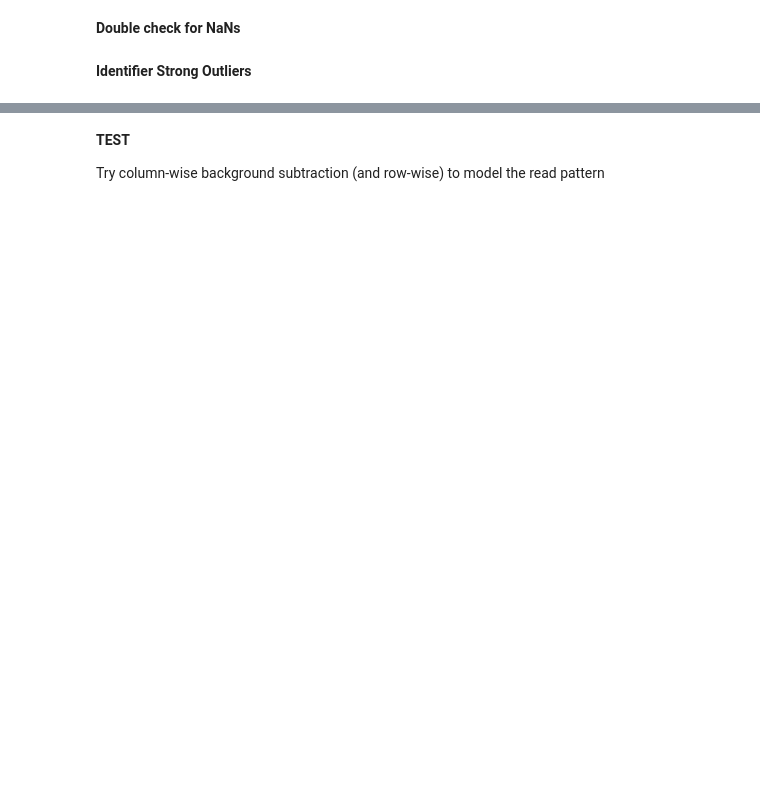
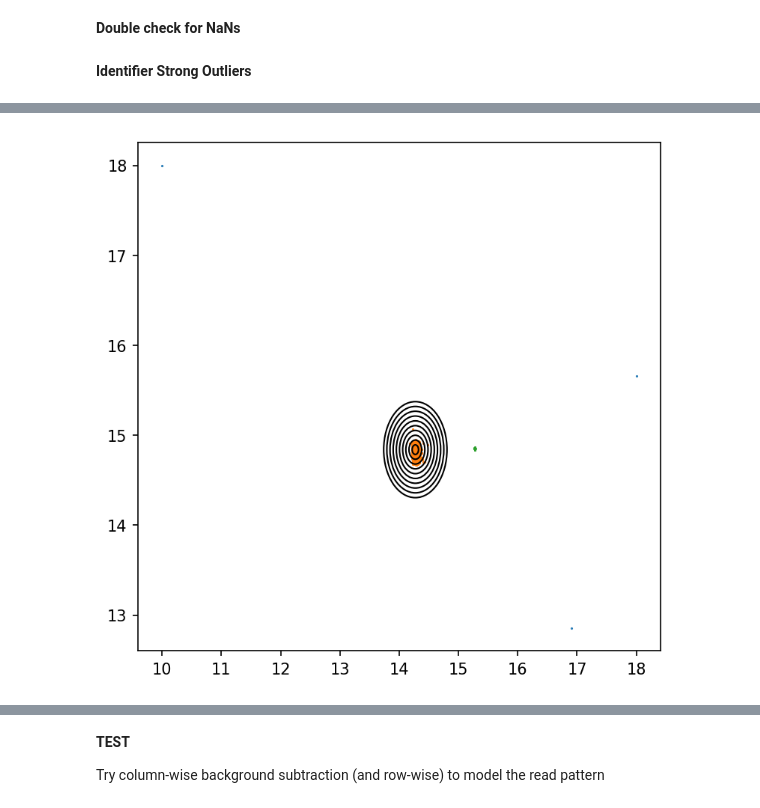
Before and after one commit to exowanderer/wanderer, a Jupyter notebook: Phase Curve Exoplanet TSO - Photometric Extraction Pipeline.ipynb, the cells around one changed output, grey strips where cells are left out. Saved outputs shown, nothing was run; the diff lists cells and outputs as text; code cells hidden in the pictures; blank space fills up the shorter version.

```diff
--- a/Phase Curve Exoplanet TSO - Photometric Extraction Pipeline.ipynb
+++ b/Phase Curve Exoplanet TSO - Photometric Extraction Pipeline.ipynb
@@ -263,19 +281,22 @@ dbs_options
 # %%
 fig = figure(figsize=(6,6))
 ax  = fig.add_subplot(111)
 
 medGaussCenters   = median(example_wanderer_median.centering_GaussianFit,axis=0)
 sclGaussCenters   = scale.mad(example_wanderer_median.centering_GaussianFit)
 sclGaussCenterAvg = np.sqrt(((sclGaussCenters**2.).sum()))
 
 yctrs = example_wanderer_median.centering_GaussianFit.T[y]
 xctrs = example_wanderer_median.centering_GaussianFit.T[x]
 
 nSigmas         = 5
 for nSig in linspace(1,10,10):
     CircularAperture(medGaussCenters[::-1],nSig*sclGaussCenterAvg).plot(ax=ax)
-    for dbsOpt in dbs_options:
-        ax.plot(xctrs[dbsPred==dbsOpt], yctrs[dbsPred==dbsOpt],'.',zorder=0)
+
+for dbsOpt in dbs_options:
+    ax.plot(xctrs[dbsPred==dbsOpt], yctrs[dbsPred==dbsOpt],'.',zorder=0, ms=1)
+# %% [output]
+[figure, added]
 # %%
 npix = 3
 
```
Also changed, not shown: parts of 40 cells of this notebook, 2 other files.
